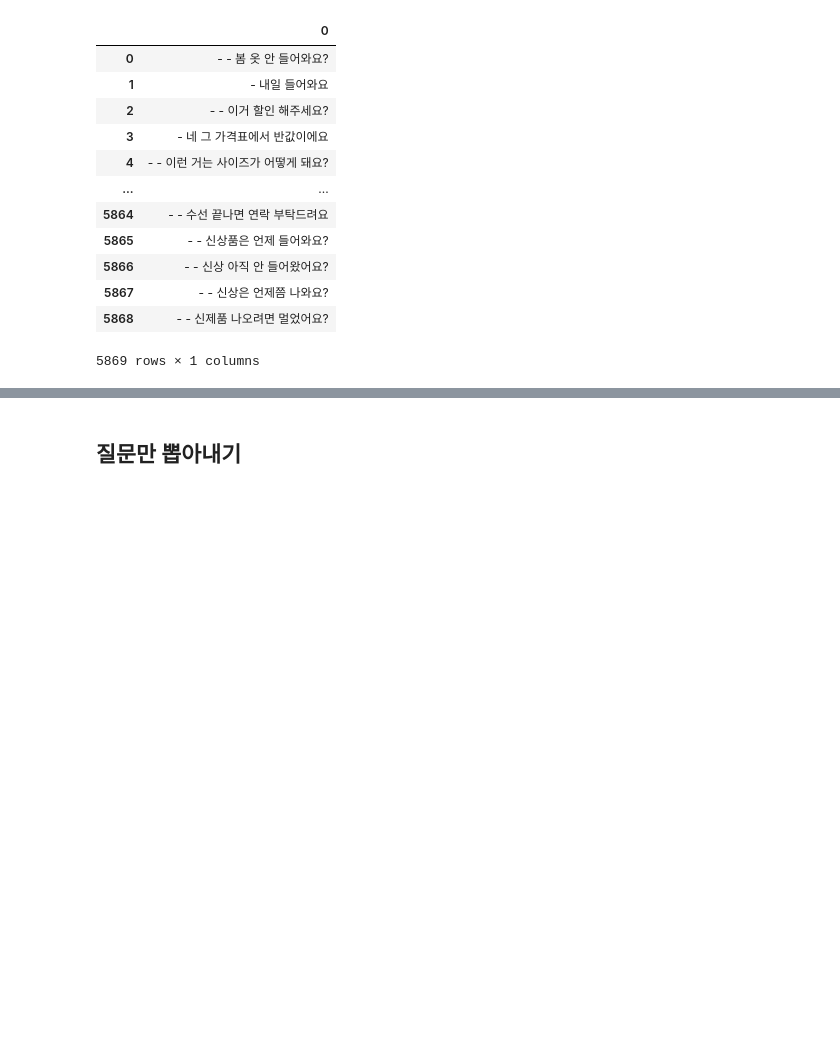
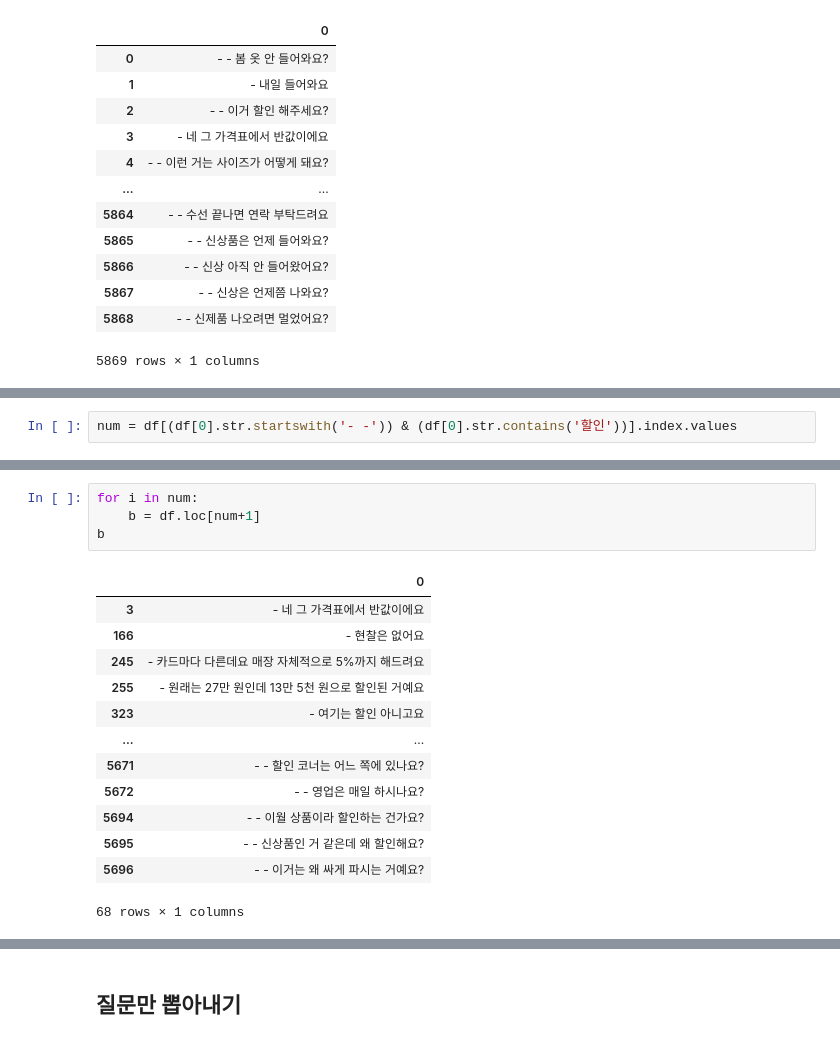
Before and after one commit to YueunKim/Project_fashion, a Jupyter notebook: question.ipynb, the cells around one changed output, grey strips where cells are left out. Saved outputs shown, nothing was run; the diff lists cells and outputs as text; blank space fills up the shorter version.

```diff
--- a/question.ipynb
+++ b/question.ipynb
@@ -22,0 +68,2 @@ dd
+# %%
+num = df[(df[0].str.startswith('- -')) & (df[0].str.contains('할인'))].index.values
@@ -22,0 +80,18 @@ dd
+# %%
+for i in num:
+    b = df.loc[num+1]
+b
+# %% [output]
+|  | 0 |
+| 3 | - 네 그 가격표에서 반값이에요 |
+| 166 | - 현찰은 없어요 |
+| 245 | - 카드마다 다른데요 매장 자체적으로 5%까지 해드려요 |
+| 255 | - 원래는 27만 원인데 13만 5천 원으로 할인된 거예요 |
+| 323 | - 여기는 할인 아니고요 |
+| ... | ... |
+| 5671 | - - 할인 코너는 어느 쪽에 있나요? |
+| 5672 | - - 영업은 매일 하시나요? |
+| 5694 | - - 이월 상품이라 할인하는 건가요? |
+| 5695 | - - 신상품인 거 같은데 왜 할인해요? |
+| 5696 | - - 이거는 왜 싸게 파시는 거예요? |
+68 rows × 1 columns
```
Also changed, not shown: parts of 17 cells of this notebook, 1 other file.
